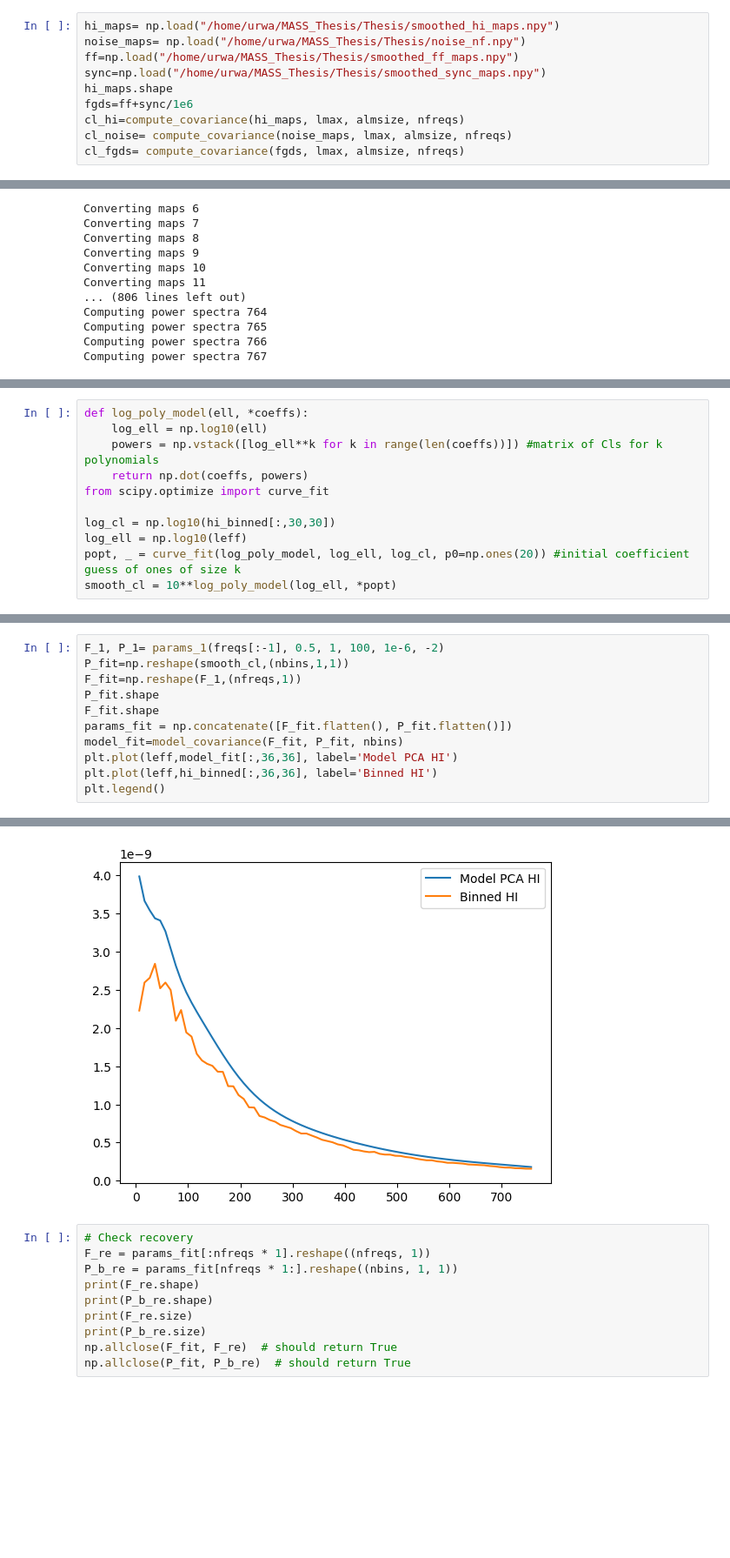
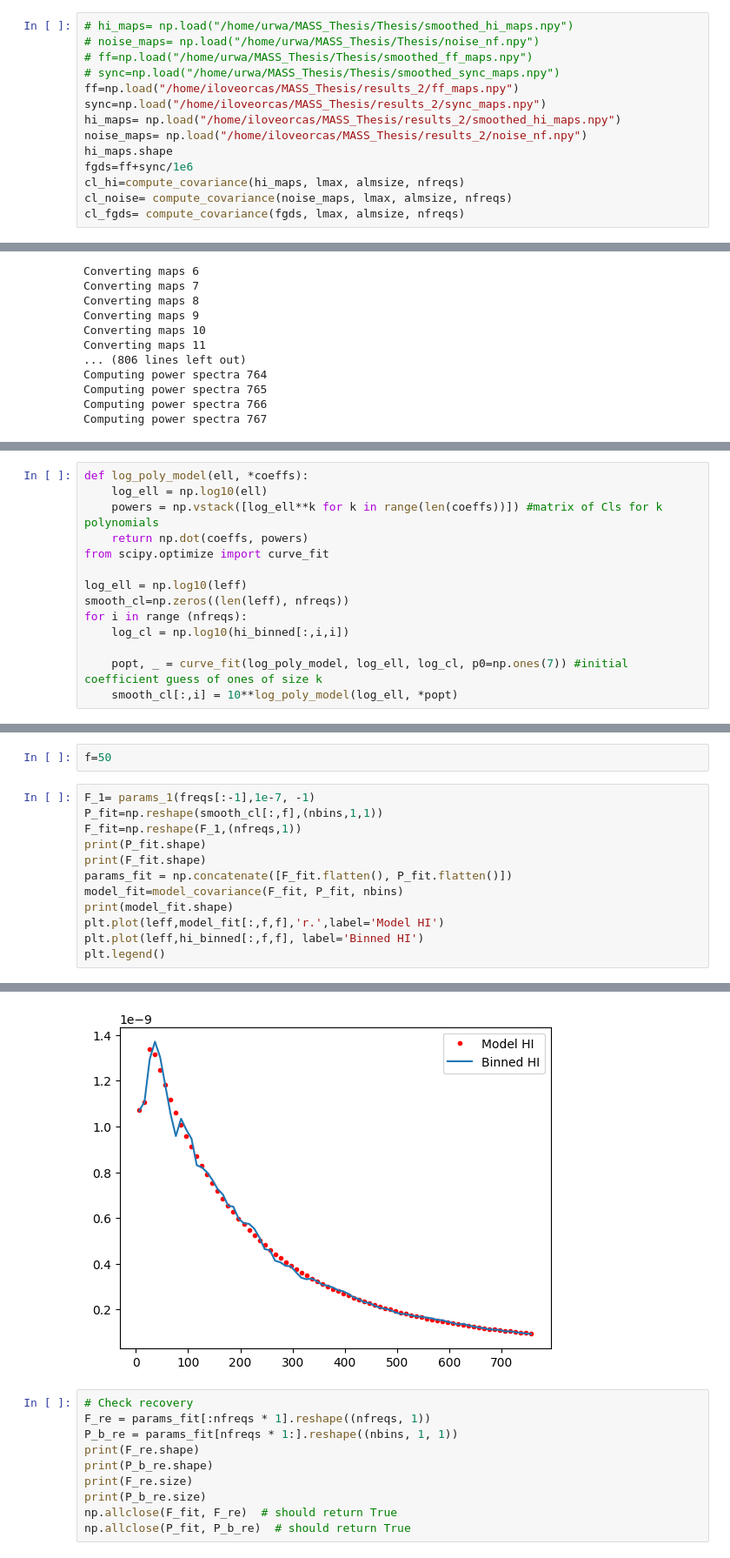
Before and after one commit to urwa99/MASS_Thesis, a Jupyter notebook: HI/parametric_model.ipynb, the cells around one changed output, grey strips where cells are left out. Shown at 87% size. Drawn from its saved outputs; the diff is of its cells as text; blank space fills up the shorter version.

Commit message:
modelled frequency dependence

```diff
--- a/HI/parametric_model.ipynb
+++ b/HI/parametric_model.ipynb
@@ -17,10 +17,14 @@ nfreqs=len(freqs)-1
 lmax=3*nside -1
 almsize=hp.Alm.getsize(lmax)
 # %%
-hi_maps= np.load("/home/urwa/MASS_Thesis/Thesis/smoothed_hi_maps.npy")
-noise_maps= np.load("/home/urwa/MASS_Thesis/Thesis/noise_nf.npy")
-ff=np.load("/home/urwa/MASS_Thesis/Thesis/smoothed_ff_maps.npy")
-sync=np.load("/home/urwa/MASS_Thesis/Thesis/smoothed_sync_maps.npy")
+# hi_maps= np.load("/home/urwa/MASS_Thesis/Thesis/smoothed_hi_maps.npy")
+# noise_maps= np.load("/home/urwa/MASS_Thesis/Thesis/noise_nf.npy")
+# ff=np.load("/home/urwa/MASS_Thesis/Thesis/smoothed_ff_maps.npy")
+# sync=np.load("/home/urwa/MASS_Thesis/Thesis/smoothed_sync_maps.npy")
+ff=np.load("/home/iloveorcas/MASS_Thesis/results_2/ff_maps.npy")
+sync=np.load("/home/iloveorcas/MASS_Thesis/results_2/sync_maps.npy")
+hi_maps= np.load("/home/iloveorcas/MASS_Thesis/results_2/smoothed_hi_maps.npy")
+noise_maps= np.load("/home/iloveorcas/MASS_Thesis/results_2/noise_nf.npy")
 hi_maps.shape
 fgds=ff+sync/1e6
 cl_hi=compute_covariance(hi_maps, lmax, almsize, nfreqs)
@@ -140,7 +128,10 @@ def log_poly_model(ell, *coeffs):
     return np.dot(coeffs, powers)
 from scipy.optimize import curve_fit
 
-log_cl = np.log10(hi_binned[:,30,30])
 log_ell = np.log10(leff)
-popt, _ = curve_fit(log_poly_model, log_ell, log_cl, p0=np.ones(20)) #initial coefficient guess of ones of size k
-smooth_cl = 10**log_poly_model(log_ell, *popt)
+smooth_cl=np.zeros((len(leff), nfreqs))
+for i in range (nfreqs):
+    log_cl = np.log10(hi_binned[:,i,i])
+
+    popt, _ = curve_fit(log_poly_model, log_ell, log_cl, p0=np.ones(7)) #initial coefficient guess of ones of size k
+    smooth_cl[:,i] = 10**log_poly_model(log_ell, *popt)
@@ -155,12 +202,15 @@ plt.loglog()
+# %%
+f=50
 # %%
-F_1, P_1= params_1(freqs[:-1], 0.5, 1, 100, 1e-6, -2)
-P_fit=np.reshape(smooth_cl,(nbins,1,1))
+F_1= params_1(freqs[:-1],1e-7, -1)
+P_fit=np.reshape(smooth_cl[:,f],(nbins,1,1))
 F_fit=np.reshape(F_1,(nfreqs,1))
-P_fit.shape
-F_fit.shape
+print(P_fit.shape)
+print(F_fit.shape)
 params_fit = np.concatenate([F_fit.flatten(), P_fit.flatten()])
 model_fit=model_covariance(F_fit, P_fit, nbins)
-plt.plot(leff,model_fit[:,36,36], label='Model PCA HI')
-plt.plot(leff,hi_binned[:,36,36], label='Binned HI')
+print(model_fit.shape)
+plt.plot(leff,model_fit[:,f,f],'r.',label='Model HI')
+plt.plot(leff,hi_binned[:,f,f], label='Binned HI')
 plt.legend()
 # %% [output]
@@ -168,4 +221,4 @@ plt.legend()
-[figure, old version]
+[figure, new version]
 # %%
 # Check recovery
 F_re = params_fit[:nfreqs * 1].reshape((nfreqs, 1))
```
Also changed, not shown: parts of 6 cells of this notebook.
